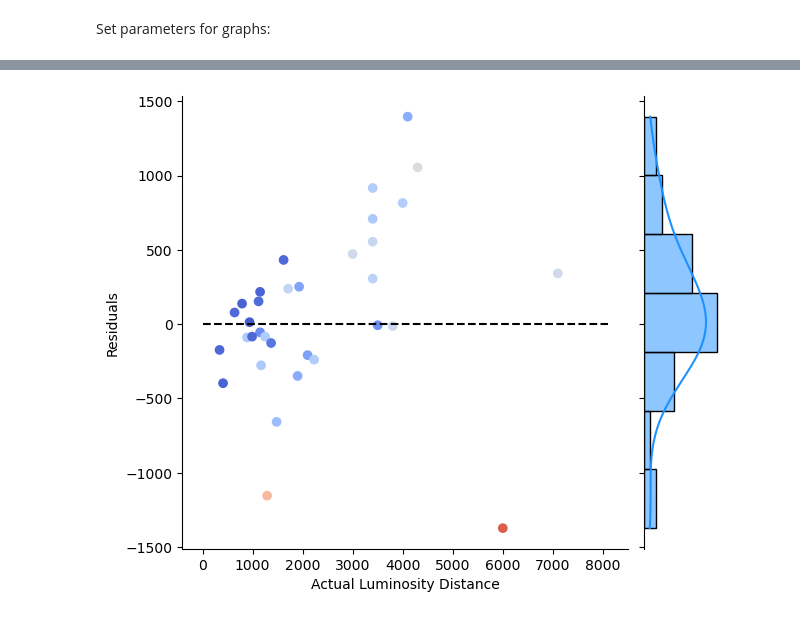
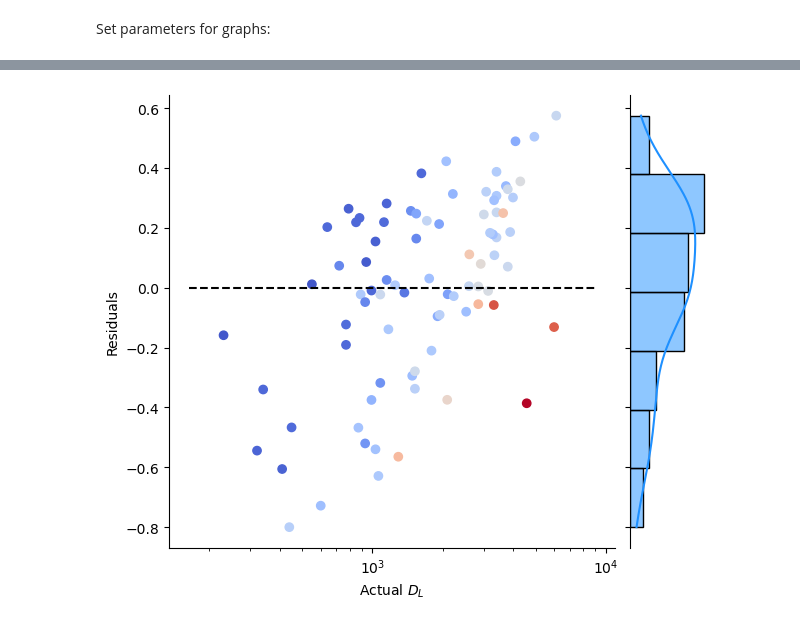
Before and after one commit to AndrewValentini/Gravitational-Waves-Research-23-24, a Jupyter notebook: Data Analysis/Graphs.ipynb, the cells around one changed output, grey strips where cells are left out. Cells and saved outputs as stored; diff of their text form; code cells hidden in the pictures.

Commit message:
More graphing custimization

```diff
--- a/Data Analysis/Graphs.ipynb
+++ b/Data Analysis/Graphs.ipynb
@@ -21,8 +43,8 @@ mass_val_name = "Chirp Mass"
 O3_colormap = plt.colormaps["coolwarm"] #LinearSegmentedColormap.from_list("O3cmap", ["skyblue", "dodgerblue", "purple","black"])
 O4_colormap = plt.colormaps["coolwarm"] #LinearSegmentedColormap.from_list("O4cmap", ["gold","orange","darkred"])
 
-fit_O3 = O3_BBH#[(O3_BBH["chirp_mass_source"] != 47.5)]#[(O3_BBH["total_mass"] < 130)]# & (O3_BBH["total_mass"] != 63.30)]
-sub_O3 = O3_BBH#[(O3_BBH["chirp_mass_source"] != 47.5)] #& (O3_BBH["chirp_mass_source"] != 7.49)]
+fit_O3 = confident[(confident["group"] != "O1") & (confident["mass2"] > 2.16) & (confident["snr"] > 5) & (confident["luminosity_distance"] < 8000)]#[(O3_BBH["chirp_mass_source"] != 47.5)]#[(O3_BBH["total_mass"] < 130)]# & (O3_BBH["total_mass"] != 63.30)]
+sub_O3 = confident[(confident["group"] != "O1") & (confident["mass2"] > 2.16) & (confident["snr"] > 5) & (confident["luminosity_distance"] < 8000)]#[(O3_BBH["chirp_mass_source"] != 47.5)] #& (O3_BBH["chirp_mass_source"] != 7.49)]
 sub_O4 = O4_BBH[(O4_BBH["chirp_mass"] < 140) & (O4_BBH["snr"] < 35)]
 
 include_greater_then_tick = True
@@ -102,17 +144,17 @@ plt.show()
 # %%
 plot_sub_O3 = sub_O3
-include_colorbar = True
+include_colorbar = False
 include_r2score = True
-scale = "linear"
+scale = "log"
 
-linspace_range = (1, 9)
+linspace_range = (5.1, 9.1)
 
-title = "Testing Our Model"
-x_label = "Predicted Luminosity Distance"
-y_label = "Actual Luminosity Distance"
+title = ""
+x_label = "Predicted $D_L$"
+y_label = "Actual $D_L$"
 # %%
 predicted_luminosity_distances = m_DL * np.log(plot_sub_O3[O3_mass_val]) - np.log(plot_sub_O3["network_matched_filter_snr"]) + b_DL
-residuals = plot_sub_O3["luminosity_distance"] - (np.e ** predicted_luminosity_distances)
+residuals = np.log(plot_sub_O3["luminosity_distance"]) - predicted_luminosity_distances
 x = np.e ** np.linspace(linspace_range[0], linspace_range[1], 2)
 # %%
 sc = plt.scatter(plot_sub_O3["luminosity_distance"], np.e ** predicted_luminosity_distances, c = plot_sub_O3[O3_mass_val], cmap=O3_colormap, vmin=O3_colormap_range[0], vmax=O3_colormap_range[1])
@@ -204,36 +256,48 @@ plt.show()
 # %%
 include_colorbar = True
+include_errorbar = False
 
 bins = 7
 
 include_r2score = False
 
 title = None
-x_label = "Actual Luminosity Distance"
+x_label = "Actual $D_L$"
 y_label = "Residuals"
 # %%
 g = sns.JointGrid()
 g.plot_marginals(sns.histplot, kde=True, bins=bins)
 
 g.ax_marg_x.remove()
 
 sns.histplot(y=residuals, color="dodgerblue", kde=True, bins=bins, ax=g.ax_marg_y)
 
 g.ax_joint.plot(x,np.zeros(2), color = "black", linestyle="--", label="$R^2$ = {:.3f}".format(r2_score(np.log(plot_sub_O3["luminosity_distance"]), predicted_luminosity_distances)))
 
 sc = g.ax_joint.scatter(plot_sub_O3["luminosity_distance"], residuals, c=plot_sub_O3[O3_mass_val], cmap=O3_colormap, vmin=O3_colormap_range[0], vmax=O3_colormap_range[1])
 
+if include_errorbar:
+    g.ax_joint.errorbar(
+        plot_sub_O3["luminosity_distance"],
+        residuals,
+        yerr=np.array([abs(plot_sub_O3["luminosity_distance_lower"].to_numpy()), plot_sub_O3["luminosity_distance_upper"].to_numpy()]),
+        fmt=".",
+        ecolor='black',
+        zorder=0
+        )
+
 if include_r2score:
     g.ax_joint.legend()
 
 if title is not None:
     g.ax_joint.set_title(title)
 
 g.ax_joint.set_ylabel(y_label)
 g.ax_joint.set_xlabel(x_label)
+g.ax_joint.set_xscale("log")
 plt.show()
 # %% [output]
-[figure, old version]
+[figure, new version]
 # %%
 plot_sub_O3 = sub_O3
 plot_sub_O4 = sub_O4
```
Also changed, not shown: parts of 15 cells of this notebook, 2 other files.
